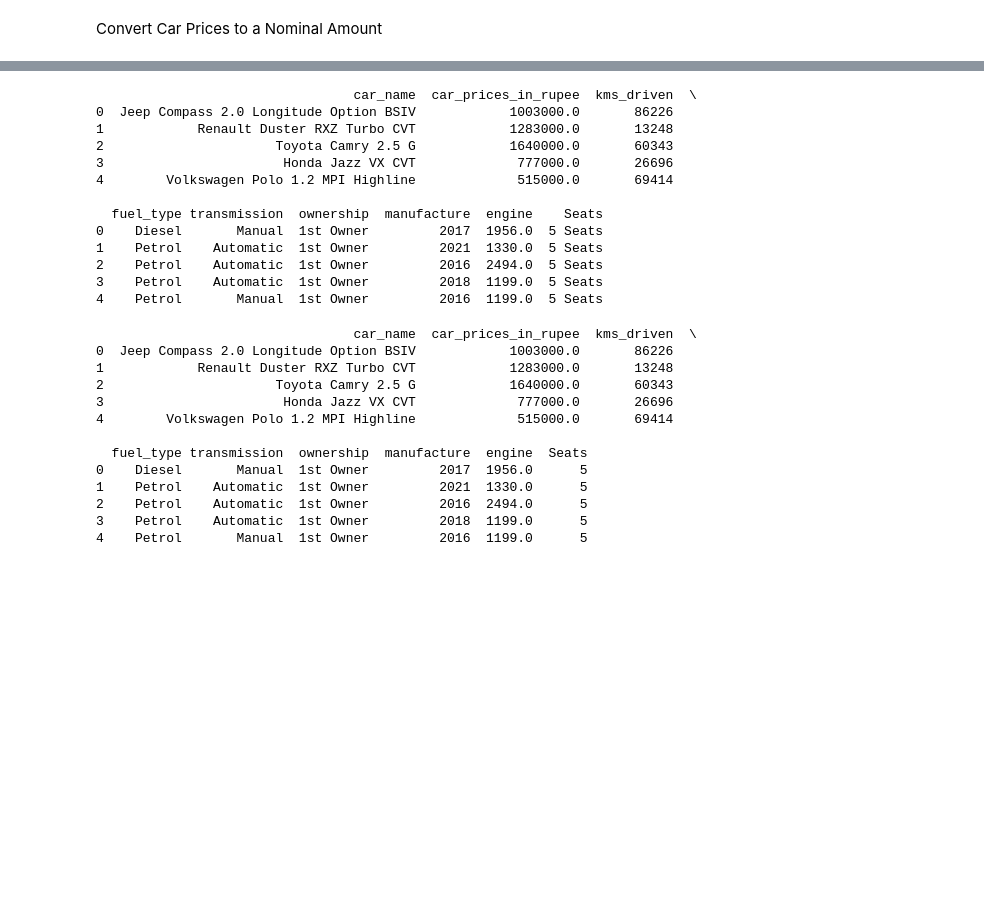
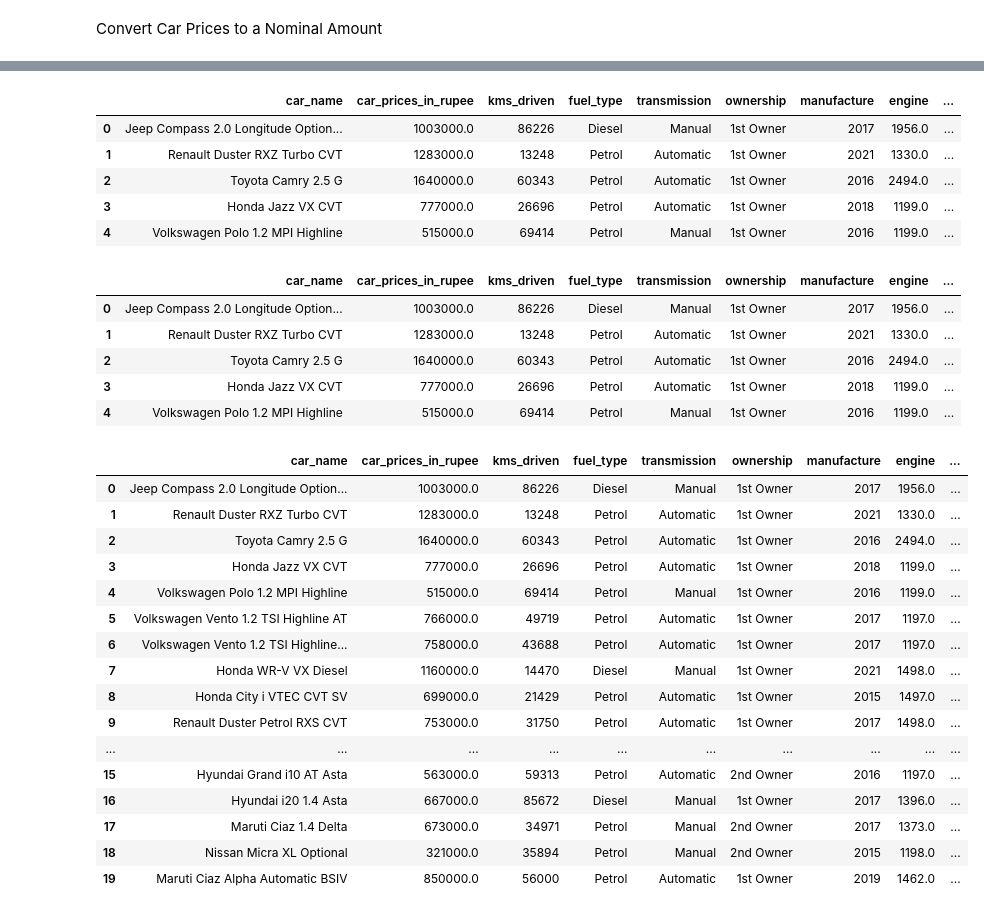
Before and after one commit to monbiote/India_Used_Car_Price_Predictor, a Jupyter notebook: DataCleaning.ipynb, the cells around one changed output, grey strips where cells are left out. Cells and saved outputs as stored; diff of their text form; code cells hidden in the pictures; blank space fills up the shorter version.

```diff
--- a/DataCleaning.ipynb
+++ b/DataCleaning.ipynb
@@ -114,4 +81,5 @@ print(df.head())
 # %%
+# Remove the string in the power kms_driven
 def convert_kms(kms_str):
     try:
         # Remove commas and 'kms', then convert to integer
@@ -123,41 +91,54 @@ def convert_kms(kms_str):
 df['kms_driven'] = df['kms_driven'].apply(convert_kms)
 
 # Display the modified DataFrame
-print(df.head())
+df.head()
 # %% [output]
-                                 car_name  car_prices_in_rupee  kms_driven  \
-0  Jeep Compass 2.0 Longitude Option BSIV            1003000.0       86226
-1            Renault Duster RXZ Turbo CVT            1283000.0       13248
-2                      Toyota Camry 2.5 G            1640000.0       60343
-3                       Honda Jazz VX CVT             777000.0       26696
-4        Volkswagen Polo 1.2 MPI Highline             515000.0       69414
-
-  fuel_type transmission  ownership  manufacture  engine    Seats
-0    Diesel       Manual  1st Owner         2017  1956.0  5 Seats
-1    Petrol    Automatic  1st Owner         2021  1330.0  5 Seats
-2    Petrol    Automatic  1st Owner         2016  2494.0  5 Seats
-3    Petrol    Automatic  1st Owner         2018  1199.0  5 Seats
-4    Petrol       Manual  1st Owner         2016  1199.0  5 Seats
+|  | car_name | car_prices_in_rupee | kms_driven | fuel_type | transmission | ownership | manufacture | engine | ... |
+| 0 | Jeep Compass 2.0 Longitude Option... | 1003000.0 | 86226 | Diesel | Manual | 1st Owner | 2017 | 1956.0 | ... |
+| 1 | Renault Duster RXZ Turbo CVT | 1283000.0 | 13248 | Petrol | Automatic | 1st Owner | 2021 | 1330.0 | ... |
+| 2 | Toyota Camry 2.5 G | 1640000.0 | 60343 | Petrol | Automatic | 1st Owner | 2016 | 2494.0 | ... |
+| 3 | Honda Jazz VX CVT | 777000.0 | 26696 | Petrol | Automatic | 1st Owner | 2018 | 1199.0 | ... |
+| 4 | Volkswagen Polo 1.2 MPI Highline | 515000.0 | 69414 | Petrol | Manual | 1st Owner | 2016 | 1199.0 | ... |
 # %%
+# Remove the string in the Seats column
 def convert_seats(seats_str):
     try:
         return int(seats_str.replace(' Seats', ''))
     except ValueError:
         return None
 df['Seats'] = df['Seats'].apply(convert_seats)
-print(df.head())
+df.head()
 # %% [output]
-                                 car_name  car_prices_in_rupee  kms_driven  \
-0  Jeep Compass 2.0 Longitude Option BSIV            1003000.0       86226
-1            Renault Duster RXZ Turbo CVT            1283000.0       13248
-2                      Toyota Camry 2.5 G            1640000.0       60343
-3                       Honda Jazz VX CVT             777000.0       26696
-4        Volkswagen Polo 1.2 MPI Highline             515000.0       69414
-
-  fuel_type transmission  ownership  manufacture  engine  Seats
-0    Diesel       Manual  1st Owner         2017  1956.0      5
-1    Petrol    Automatic  1st Owner         2021  1330.0      5
-2    Petrol    Automatic  1st Owner         2016  2494.0      5
-3    Petrol    Automatic  1st Owner         2018  1199.0      5
-4    Petrol       Manual  1st Owner         2016  1199.0      5
+|  | car_name | car_prices_in_rupee | kms_driven | fuel_type | transmission | ownership | manufacture | engine | ... |
+| 0 | Jeep Compass 2.0 Longitude Option... | 1003000.0 | 86226 | Diesel | Manual | 1st Owner | 2017 | 1956.0 | ... |
+| 1 | Renault Duster RXZ Turbo CVT | 1283000.0 | 13248 | Petrol | Automatic | 1st Owner | 2021 | 1330.0 | ... |
+| 2 | Toyota Camry 2.5 G | 1640000.0 | 60343 | Petrol | Automatic | 1st Owner | 2016 | 2494.0 | ... |
+| 3 | Honda Jazz VX CVT | 777000.0 | 26696 | Petrol | Automatic | 1st Owner | 2018 | 1199.0 | ... |
+| 4 | Volkswagen Polo 1.2 MPI Highline | 515000.0 | 69414 | Petrol | Manual | 1st Owner | 2016 | 1199.0 | ... |
+# %%
+# Remove the string in the ownership column
+def extract_first_integer(ownership_str):
+    try:
+        return int(''.join(filter(str.isdigit, ownership_str)))
+    except ValueError:
+        return None
+df.head(20)
+# %% [output]
+|  | car_name | car_prices_in_rupee | kms_driven | fuel_type | transmission | ownership | manufacture | engine | ... |
+| 0 | Jeep Compass 2.0 Longitude Option... | 1003000.0 | 86226 | Diesel | Manual | 1st Owner | 2017 | 1956.0 | ... |
+| 1 | Renault Duster RXZ Turbo CVT | 1283000.0 | 13248 | Petrol | Automatic | 1st Owner | 2021 | 1330.0 | ... |
+| 2 | Toyota Camry 2.5 G | 1640000.0 | 60343 | Petrol | Automatic | 1st Owner | 2016 | 2494.0 | ... |
+| 3 | Honda Jazz VX CVT | 777000.0 | 26696 | Petrol | Automatic | 1st Owner | 2018 | 1199.0 | ... |
+| 4 | Volkswagen Polo 1.2 MPI Highline | 515000.0 | 69414 | Petrol | Manual | 1st Owner | 2016 | 1199.0 | ... |
+| 5 | Volkswagen Vento 1.2 TSI Highline AT | 766000.0 | 49719 | Petrol | Automatic | 1st Owner | 2017 | 1197.0 | ... |
+| 6 | Volkswagen Vento 1.2 TSI Highline... | 758000.0 | 43688 | Petrol | Automatic | 1st Owner | 2017 | 1197.0 | ... |
+| 7 | Honda WR-V VX Diesel | 1160000.0 | 14470 | Diesel | Manual | 1st Owner | 2021 | 1498.0 | ... |
+| 8 | Honda City i VTEC CVT SV | 699000.0 | 21429 | Petrol | Automatic | 1st Owner | 2015 | 1497.0 | ... |
+| 9 | Renault Duster Petrol RXS CVT | 753000.0 | 31750 | Petrol | Automatic | 1st Owner | 2017 | 1498.0 | ... |
+| ... | ... | ... | ... | ... | ... | ... | ... | ... | ... |
+| 15 | Hyundai Grand i10 AT Asta | 563000.0 | 59313 | Petrol | Automatic | 2nd Owner | 2016 | 1197.0 | ... |
+| 16 | Hyundai i20 1.4 Asta | 667000.0 | 85672 | Diesel | Manual | 1st Owner | 2017 | 1396.0 | ... |
+| 17 | Maruti Ciaz 1.4 Delta | 673000.0 | 34971 | Petrol | Manual | 2nd Owner | 2017 | 1373.0 | ... |
+| 18 | Nissan Micra XL Optional | 321000.0 | 35894 | Petrol | Manual | 2nd Owner | 2015 | 1198.0 | ... |
+| 19 | Maruti Ciaz Alpha Automatic BSIV | 850000.0 | 56000 | Petrol | Automatic | 1st Owner | 2019 | 1462.0 | ... |
 # %%
```
Also changed, not shown: parts of 6 cells of this notebook.
